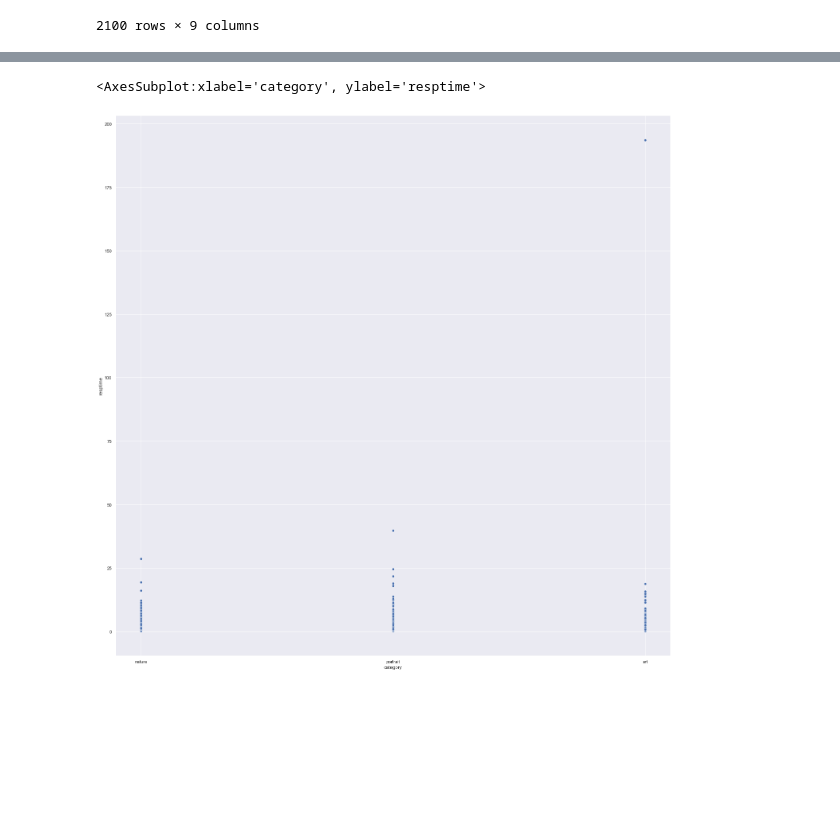
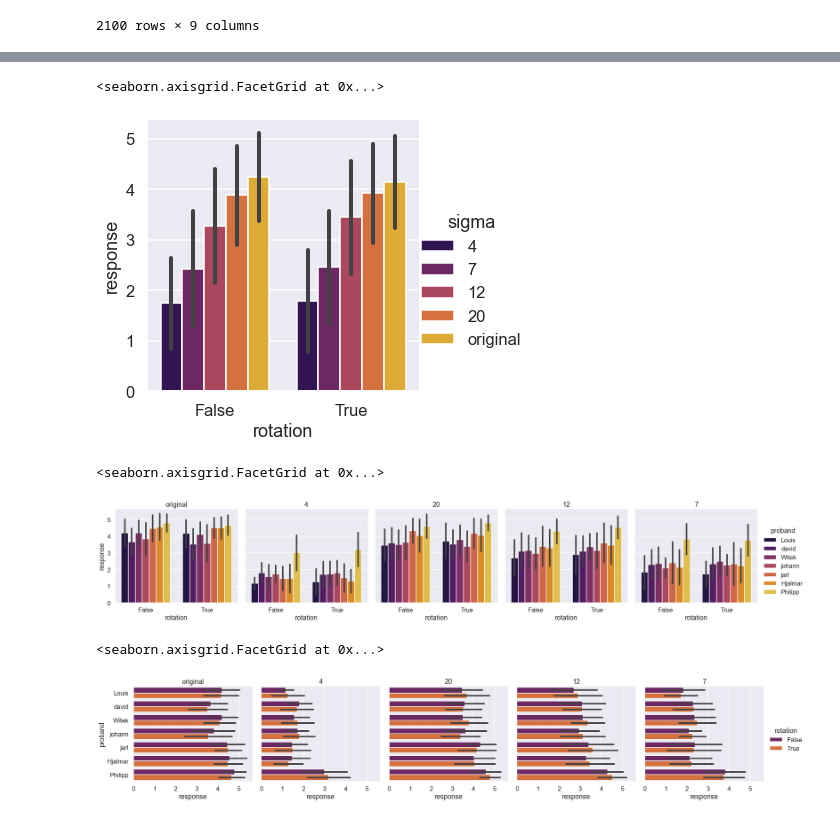
Before and after one commit to NerdPixel/PiQ, a Jupyter notebook: results/playground_joh.ipynb, the cells around one changed output, grey strips where cells are left out. Saved outputs shown, nothing was run; the diff lists cells and outputs as text; code cells hidden in the pictures; blank space fills up the shorter version.

```diff
--- a/results/playground_joh.ipynb
+++ b/results/playground_joh.ipynb
@@ -84,5 +84,33 @@ g.set_titles('{col_name}')
 # %%
-sns.scatterplot(data=df, x='category', y='resptime')
+g = sns.catplot(x='rotation', y='response', data=df, hue='sigma',
+                kind='bar', ci='sd',
+                palette='inferno', hue_order=['4', '7', '12', '20', 'original'])
+
+g.set_titles('{col_name}')
+
+#g.set(ylim = (1, 5))
 # %% [output]
-<AxesSubplot:xlabel='category', ylabel='resptime'>
+<seaborn.axisgrid.FacetGrid at 0x...>
-[figure, old version]
+[figure, new version]
+# %%
+g = sns.catplot(x='rotation', y='response', data=df, hue='proband', col ='sigma',
+                kind='bar', ci='sd',
+                palette='inferno')
+
+g.set_titles('{col_name}')
+
+#g.set(ylim = (1, 5))
+# %% [output]
+<seaborn.axisgrid.FacetGrid at 0x...>
+[figure, added]
+# %%
+g = sns.catplot(x='response', y='proband', data=df, hue='rotation', col ='sigma',
+                kind='bar', ci='sd',
+                palette='inferno')
+
+g.set_titles('{col_name}')
+
+#g.set(ylim = (1, 5))
+# %% [output]
+<seaborn.axisgrid.FacetGrid at 0x...>
+[figure, added]
```
Also changed, not shown: parts of 7 cells of this notebook, 5 other files.
